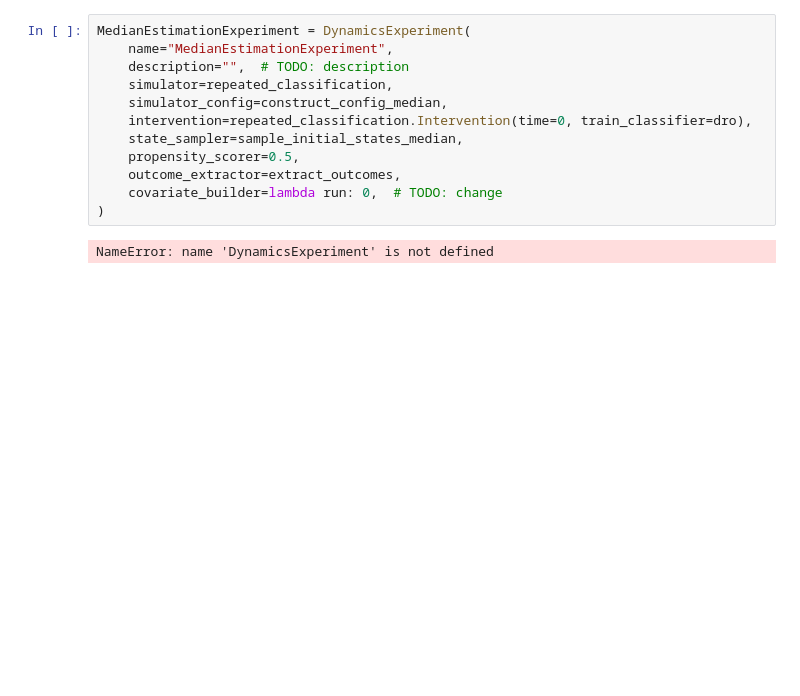
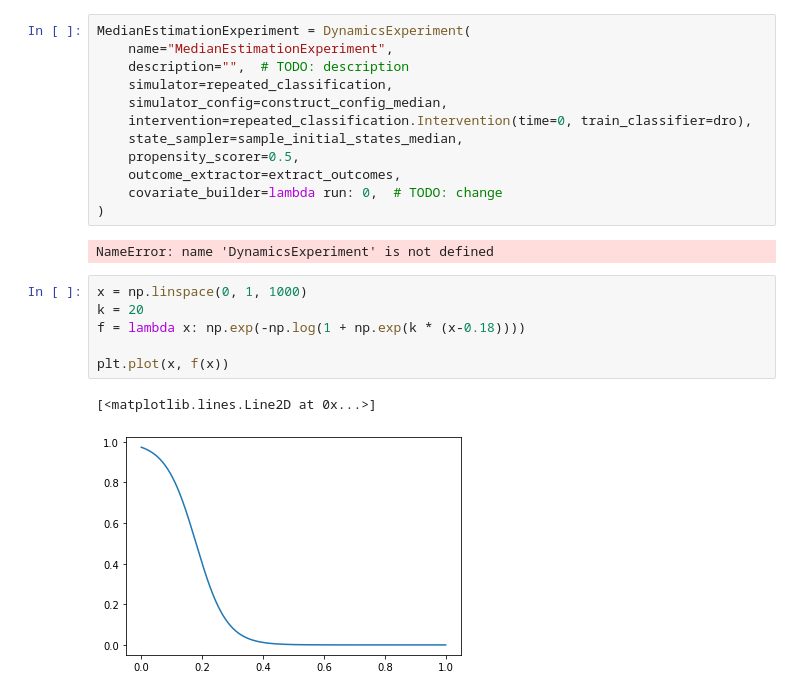
Before and after one commit to socialfoundations/whynot, a Jupyter notebook: test_notebook/test.ipynb, the cells around one changed output. Drawn from its saved outputs; the diff is of its cells as text; blank space fills up the shorter version.

```diff
--- a/test_notebook/test.ipynb
+++ b/test_notebook/test.ipynb
@@ -184,3 +204,12 @@ MedianEstimationExperiment = DynamicsExperiment(
 )
 # %% [output]
 NameError: name 'DynamicsExperiment' is not defined
+# %%
+x = np.linspace(0, 1, 1000)
+k = 20
+f = lambda x: np.exp(-np.log(1 + np.exp(k * (x-0.18))))
+
+plt.plot(x, f(x))
+# %% [output]
+[<matplotlib.lines.Line2D at 0x...>]
+[figure, added]
```
Also changed, not shown: parts of 5 cells of this notebook, 2 other files.
